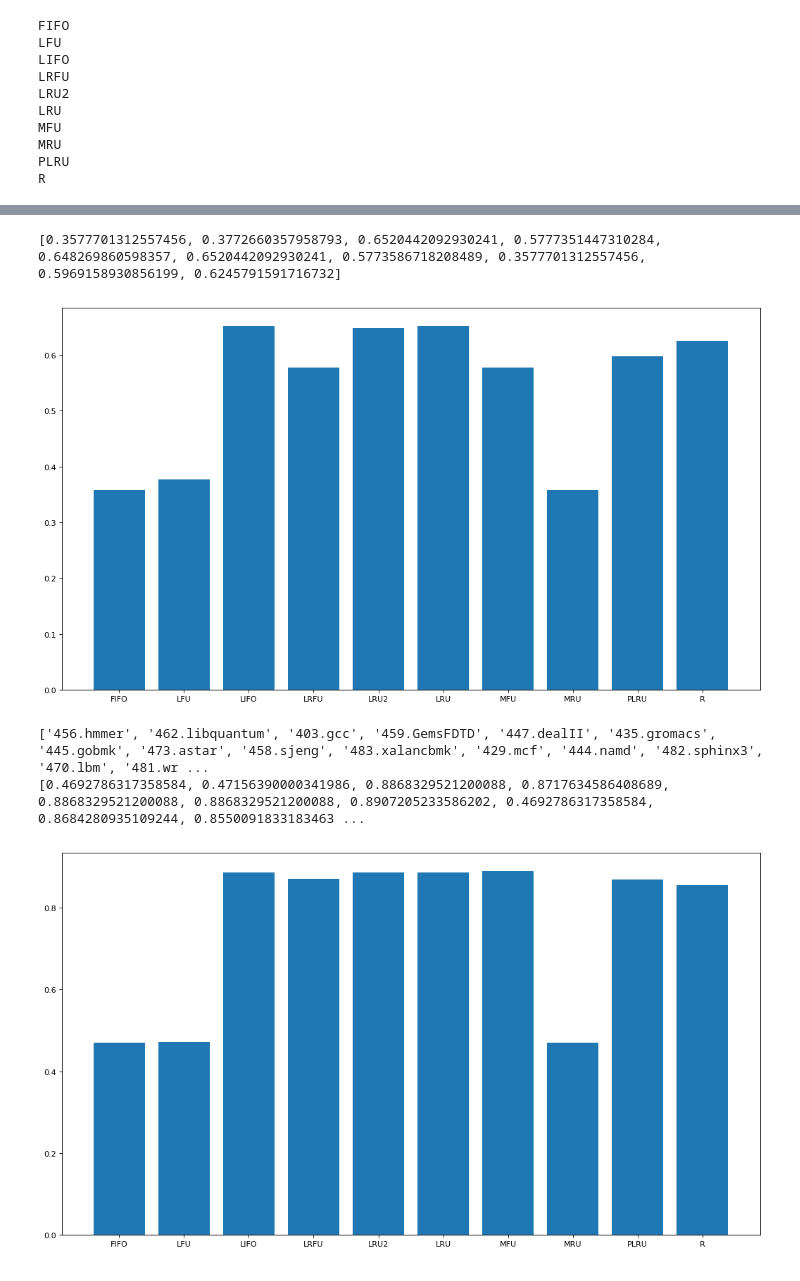
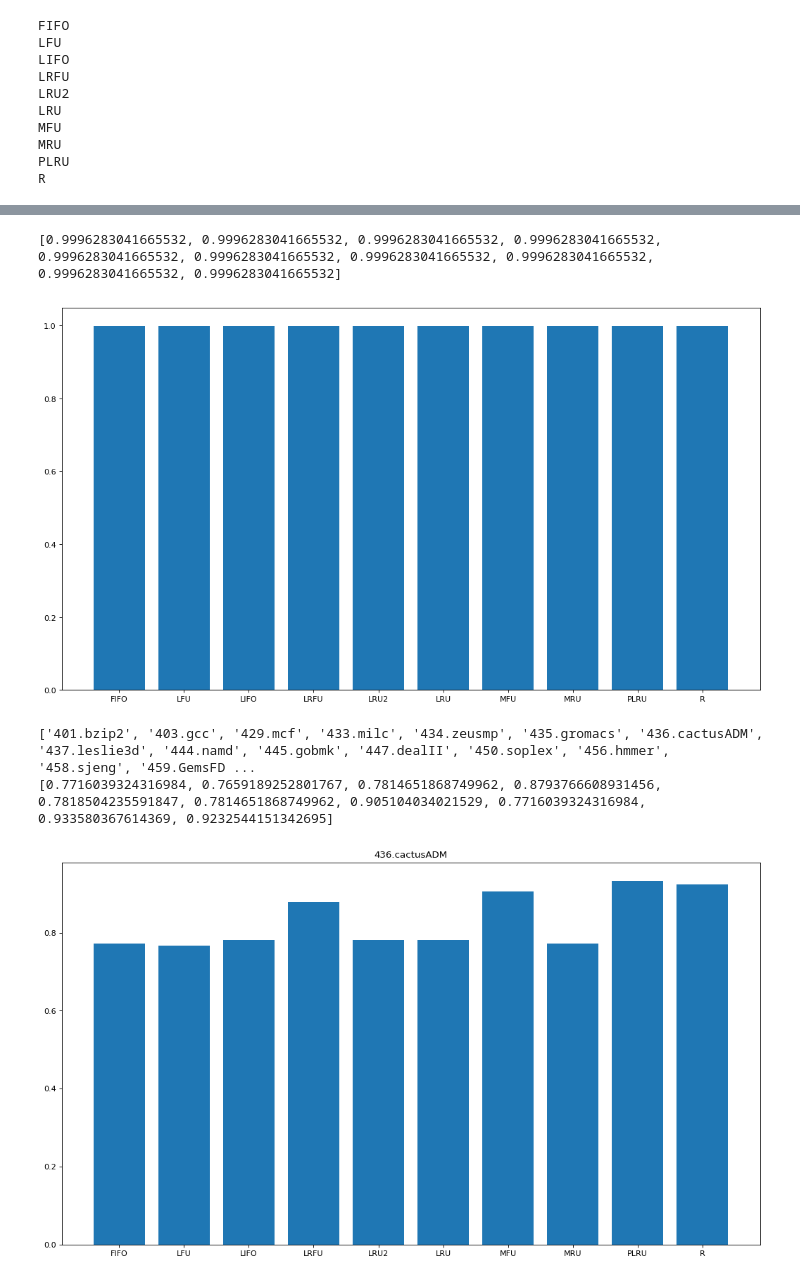
Before and after one commit to rmmartin02/CS674, a Jupyter notebook: Results/Analysis.ipynb, the cells around one changed output, grey strips where cells are left out. Drawn from its saved outputs; the diff is of its cells as text; code cells hidden in the pictures.

```diff
--- a/Results/Analysis.ipynb
+++ b/Results/Analysis.ipynb
@@ -8,7 +8,7 @@ s = os.listdir()
 s.sort()
 info = {}
 for file in s:
-    if '32KB_8way.pickle' in file:
+    if '256KB_8way.pickle' in file:
         with open(file,'rb') as f:
             print(file.split('_')[0])
             info[file.split('_')[0]] = pickle.load(f)
@@ -33,6 +35,7 @@ for k in info['R']:
     a = info['R'][k]
     if type(a)==type({}):
         traces.append(k)
+traces.sort()
 # %%
 hitRates = {}
 for alg in info:
@@ -87,21 +90,22 @@ print([hitRates[alg][tr] for alg in hitRates])
 #plt.ylim(.7,.8)
 plt.show()
 # %% [output]
-[0.3577701312557456, 0.3772660357958793, 0.6520442092930241, 0.5777351447310284, 0.648269860598357, 0.6520442092930241, 0.5773586718208489, 0.3577701312557456, 0.5969158930856199, 0.6245791591716732]
+[0.9996283041665532, 0.9996283041665532, 0.9996283041665532, 0.9996283041665532, 0.9996283041665532, 0.9996283041665532, 0.9996283041665532, 0.9996283041665532, 0.9996283041665532, 0.9996283041665532]
-[figure, old version]
+[figure, new version]
 # %%
 print(traces)
 tr = traces.index('436.cactusADM')
 plt.figure(num=None, figsize=(16, 9), dpi=80, facecolor='w', edgecolor='k')
 plt.bar(range(len(hitRates)),[hitRates[alg][tr] for alg in hitRates])
 plt.xticks(range(len(hitRates)), [alg for alg in hitRates])
+plt.title('436.cactusADM')
 print([hitRates[alg][tr] for alg in hitRates])
 #plt.ylim(.7,.8)
 plt.show()
 # %% [output]
-['456.hmmer', '462.libquantum', '403.gcc', '459.GemsFDTD', '447.dealII', '435.gromacs', '445.gobmk', '473.astar', '458.sjeng', '483.xalancbmk', '429.mcf', '444.namd', '482.sphinx3', '470.lbm', '481.wr ...
-[0.4692786317358584, 0.47156390000341986, 0.8868329521200088, 0.8717634586408689, 0.8868329521200088, 0.8868329521200088, 0.8907205233586202, 0.4692786317358584, 0.8684280935109244, 0.8550091833183463 ...
+['401.bzip2', '403.gcc', '429.mcf', '433.milc', '434.zeusmp', '435.gromacs', '436.cactusADM', '437.leslie3d', '444.namd', '445.gobmk', '447.dealII', '450.soplex', '456.hmmer', '458.sjeng', '459.GemsFD ...
+[0.7716039324316984, 0.7659189252801767, 0.7814651868749962, 0.8793766608931456, 0.7818504235591847, 0.7814651868749962, 0.905104034021529, 0.7716039324316984, 0.933580367614369, 0.9232544151342695]
-[figure, old version]
+[figure, new version]
 # %%
 tr = traces.index('458.sjeng')
 plt.figure(num=None, figsize=(16, 9), dpi=80, facecolor='w', edgecolor='k')
```
Also changed, not shown: parts of 7 cells of this notebook, 4 other files.
